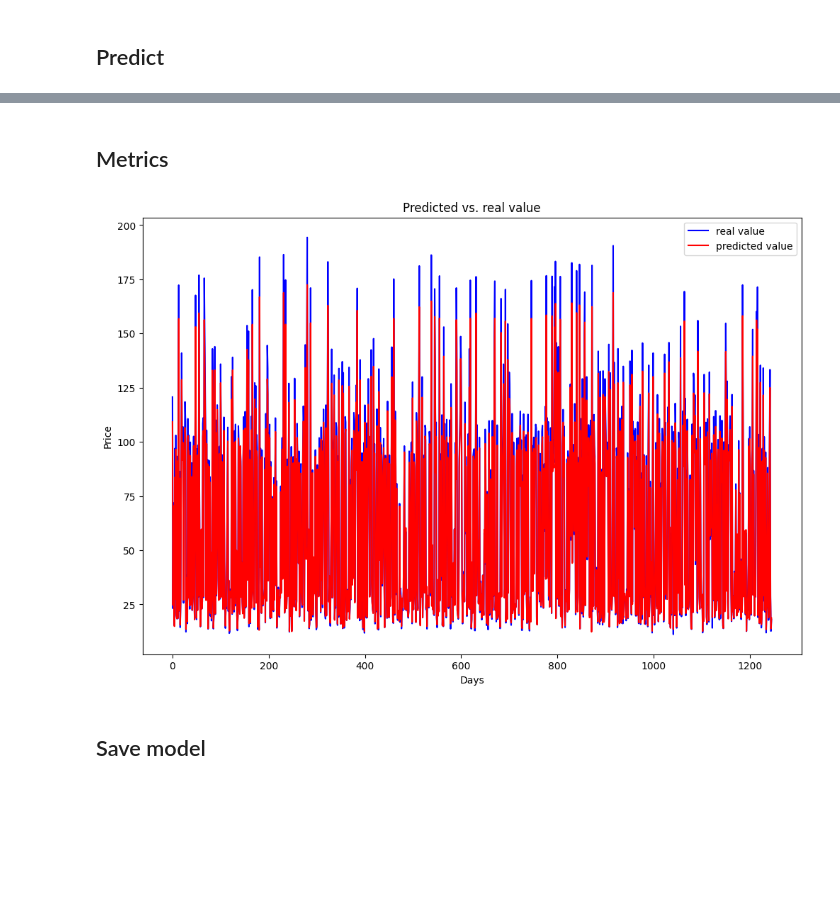
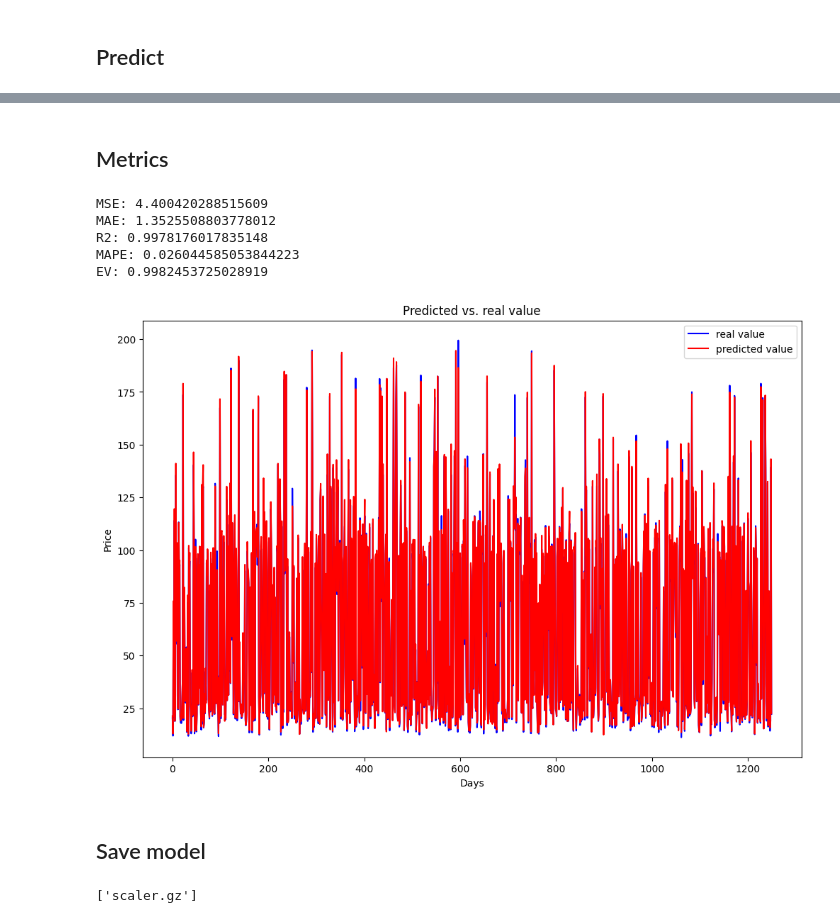
Before and after one commit to Sombra-MLET2/yfinance_predict, a Jupyter notebook: predict_model/train_model.ipynb, the cells around one changed output, grey strips where cells are left out. Drawn from its saved outputs; the diff is of its cells as text; code cells hidden in the pictures; blank space fills up the shorter version.

Commit message:
fix bug and add save model scaler

```diff
--- a/predict_model/train_model.ipynb
+++ b/predict_model/train_model.ipynb
@@ -41,28 +75,27 @@ data.info()
 # %% [markdown]
 ## Data Pre processor
 # %%
-data = data[['Close']]
+data = data[['Open', 'High', 'Low', 'Close']]
 
 scaler = MinMaxScaler(feature_range=(0, 1))
 data_scaled = scaler.fit_transform(data)
 
 x, y = [], []
-for i in range(DAYS, len(data_scaled)):
-	x.append(data_scaled[i-DAYS:i, 0])
-	y.append(data_scaled[i, 0])
+for i in range(len(data_scaled) - DAYS - 1):
+	x.append(data_scaled[i:(i + DAYS), :-1])
+	y.append(data_scaled[i + DAYS, -1])
 
 x, y = np.array(x), np.array(y)
-x = np.reshape(x, (x.shape[0], x.shape[1], 1))
 x_train, x_test, y_train, y_test = train_test_split(x, y, test_size=TEST_SIZE, random_state=SEED)
 # %% [markdown]
 ## Model
 # %%
-model = Sequential([
-	LSTM(units=50, return_sequences=True, input_shape=(x_train.shape[1], 1)),
-	Dropout(DROPOUT_RATE),
-	LSTM(units=50, return_sequences=False),
-	Dropout(DROPOUT_RATE),
-	Dense(units=25, activation='relu'),
-	Dense(units=1)
-])
+model = Sequential()
+model.add(Input(shape=(DAYS, x_train.shape[2])))
+model.add(LSTM(units=50, return_sequences=True))
+model.add(Dropout(DROPOUT_RATE))
+model.add(LSTM(units=50, return_sequences=False))
+model.add(Dropout(DROPOUT_RATE))
+model.add(Dense(units=25, activation='relu'))
+model.add(Dense(units=1))
 model.compile(optimizer='adam', loss='mean_squared_error')
@@ -74,5 +127,3 @@ history = model.fit(x_train, y_train, epochs=EPOCHS, batch_size=BATCH_SIZE, vali
 ## Predict
 # %%
 predictions = model.predict(x_test)
-predictions = scaler.inverse_transform(predictions.reshape(-1, 1))
-y_test_actual = scaler.inverse_transform(y_test.reshape(-1, 1))
@@ -79,29 +132,46 @@ y_test_actual = scaler.inverse_transform(y_test.reshape(-1, 1))
-# %% [markdown]
-## Metrics
+# %%
+predictions_aux = np.zeros((len(predictions), data.shape[1]))
+predictions_aux[:, -1] = predictions.flatten()
+predictions_real = scaler.inverse_transform(predictions_aux)[:,-1]
+
+y_test_aux = np.zeros((len(predictions), data.shape[1]))
+y_test_aux[:, -1] = y_test
+y_test_real = scaler.inverse_transform(y_test_aux)[:,-1]
+# %% [markdown]
+## Metrics
 # %%
-mse = mean_squared_error(y_test_actual, predictions)
-mae = mean_absolute_error(y_test_actual, predictions)
-r2 = r2_score(y_test_actual, predictions)
-mape = mean_absolute_percentage_error(y_test_actual, predictions)
-ev_score = explained_variance_score(y_test_actual, predictions)
+mse = mean_squared_error(y_test_real, predictions_real)
+mae = mean_absolute_error(y_test_real, predictions_real)
+r2 = r2_score(y_test_real, predictions_real)
+mape = mean_absolute_percentage_error(y_test_real, predictions_real)
+ev_score = explained_variance_score(y_test_real, predictions_real)
 
 print(f'MSE: {mse}')
 print(f'MAE: {mae}')
 print(f'R2: {r2}')
 print(f'MAPE: {mape}')
 print(f'EV: {ev_score}')
+# %% [output]
+MSE: 4.400420288515609
+MAE: 1.3525508803778012
+R2: 0.9978176017835148
+MAPE: 0.026044585053844223
+EV: 0.9982453725028919
 # %%
 plt.figure(figsize=(12, 8))
-plt.plot(y_test_actual, color='blue', label='real value')
-plt.plot(predictions, color='red', label='predicted value')
+plt.plot(y_test_real, color='blue', label='real value')
+plt.plot(predictions_real, color='red', label='predicted value')
 plt.title('Predicted vs. real value')
 plt.xlabel('Days')
 plt.ylabel('Price')
 plt.legend()
 plt.show()
 # %% [output]
-[figure, old version]
+[figure, new version]
 # %% [markdown]
 ## Save model
 # %%
 model.save('model.keras')
+joblib.dump(scaler, 'scaler.gz')
+# %% [output]
+['scaler.gz']
```
Also changed, not shown: parts of 8 cells of this notebook, 4 other files.
